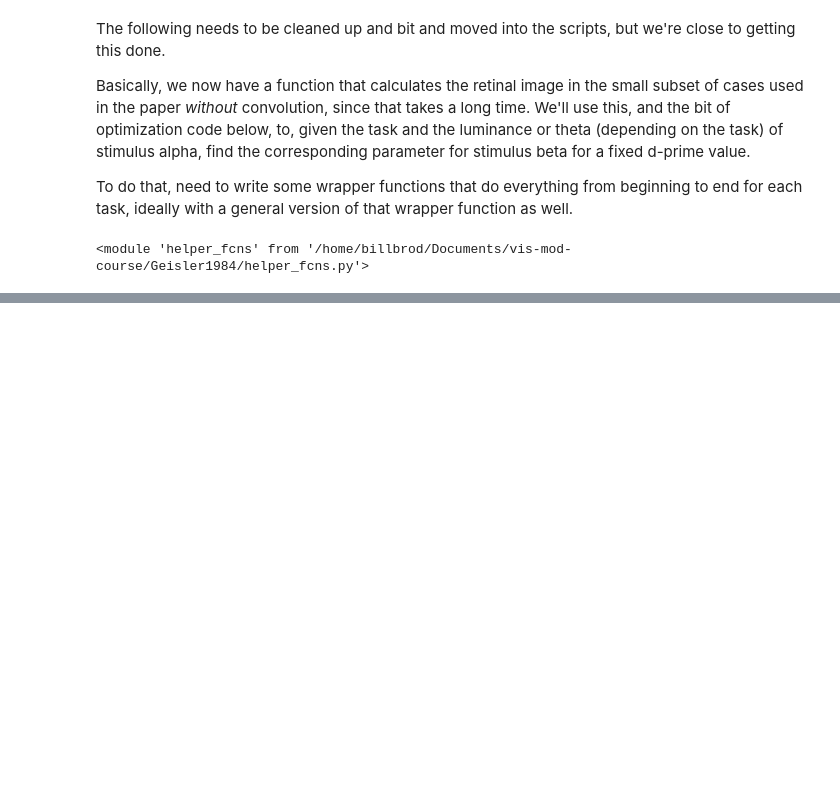
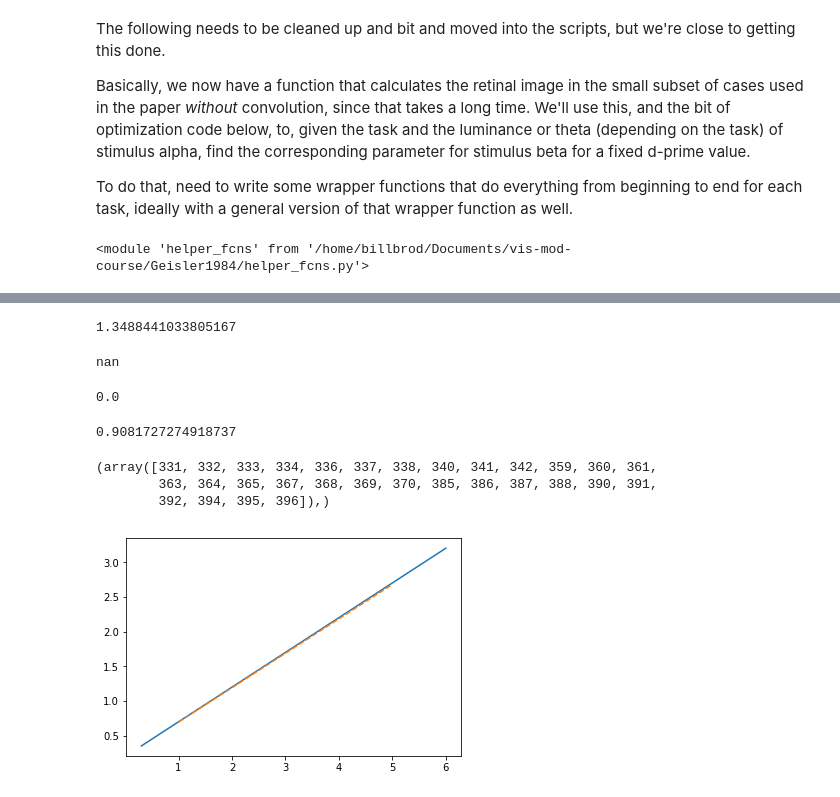
Before and after one commit to WinawerLab/vis-mod-course, a Jupyter notebook: Geisler1984/Geisler1984.ipynb, the cells around one changed output, grey strips where cells are left out. Drawn from its saved outputs; the diff is of its cells as text; code cells hidden in the pictures; blank space fills up the shorter version.

```diff
--- a/Geisler1984/Geisler1984.ipynb
+++ b/Geisler1984/Geisler1984.ipynb
@@ -233,0 +214,26 @@ print(hf.calc_d_prime(alpha, solt.x))
+# %%
+hf.calc_d_prime(a,b)
+# %% [output]
+1.3488441033805167
+# %%
+hf.calc_d_prime(a, b)
+# %% [output]
+nan
+# %%
+b[336]
+# %% [output]
+0.0
+# %%
+a[336]
+# %% [output]
+0.9081727274918737
+# %%
+np.where(np.isinf(np.log(b/a)))
+# %% [output]
+(array([331, 332, 333, 334, 336, 337, 338, 340, 341, 342, 359, 360, 361,
+        363, 364, 365, 367, 368, 369, 370, 385, 386, 387, 388, 390, 391,
+        392, 394, 395, 396]),)
+# %%
+solts = hf.figure4([.2, .5, .75, 1, 2, 3, 4, 5, 6, 10, 15, 20], 1.15)
+# %% [output]
+[figure, added]
```
Also changed, not shown: parts of 8 cells of this notebook, 1 other file.
